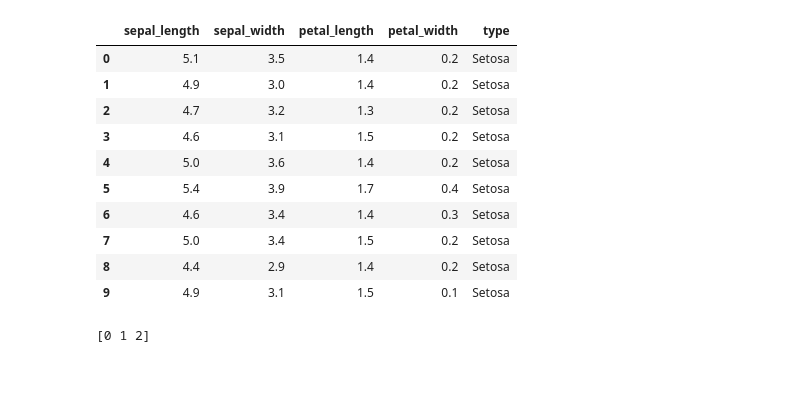
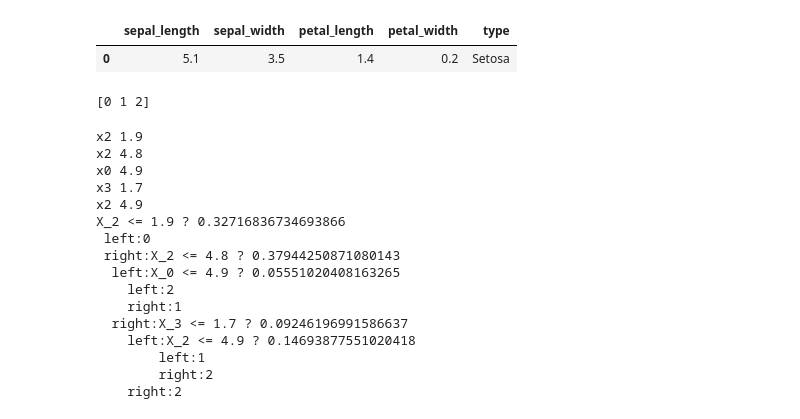
Before and after one commit to tohidnoori/Decision-tree-and-random-forest-ml-python, a Jupyter notebook: decision-tree.ipynb, the cells around one changed output. Drawn from its saved outputs; the diff is of its cells as text; code cells hidden in the pictures; blank space fills up the shorter version.

Commit message:
1403/01/02 | bug fixed in decision_tree_class.py and print class bug fix too

```diff
--- a/decision-tree.ipynb
+++ b/decision-tree.ipynb
@@ -8,19 +10,10 @@ from decision_tree_class import DecisionTreeClassifier
 # %%
 col_names = ["sepal_length", "sepal_width", "petal_length", "petal_width", "type"]
 dataset = pd.read_csv("iris.csv", skiprows=1, names=col_names, header=None)
-dataset.head(10)
+dataset.head(1)
 # %% [output]
 |  | sepal_length | sepal_width | petal_length | petal_width | type |
 | 0 | 5.1 | 3.5 | 1.4 | 0.2 | Setosa |
-| 1 | 4.9 | 3.0 | 1.4 | 0.2 | Setosa |
-| 2 | 4.7 | 3.2 | 1.3 | 0.2 | Setosa |
-| 3 | 4.6 | 3.1 | 1.5 | 0.2 | Setosa |
-| 4 | 5.0 | 3.6 | 1.4 | 0.2 | Setosa |
-| 5 | 5.4 | 3.9 | 1.7 | 0.4 | Setosa |
-| 6 | 4.6 | 3.4 | 1.4 | 0.3 | Setosa |
-| 7 | 5.0 | 3.4 | 1.5 | 0.2 | Setosa |
-| 8 | 4.4 | 2.9 | 1.4 | 0.2 | Setosa |
-| 9 | 4.9 | 3.1 | 1.5 | 0.1 | Setosa |
 # %%
 ##Giving numbers to different types
 types = dataset['type']
@@ -42 +178,25 @@ X_train,X_test,y_train,y_test = train_test_split(X,y,random_state=43)
+# %%
+#my classifier
+
+decisionTree = DecisionTreeClassifier(minimum_samples_split=3,max_depth=3)
+train_data =pd.concat((X_train,y_train),axis=1)
+decisionTree.fit(train_data)
+decisionTree.print_tree()
+# %% [output]
+x2 1.9
+x2 4.8
+x0 4.9
+x3 1.7
+x2 4.9
+X_2 <= 1.9 ? 0.32716836734693866
+ left:0
+ right:X_2 <= 4.8 ? 0.37944250871080143
+  left:X_0 <= 4.9 ? 0.05551020408163265
+    left:2
+    right:1
+  right:X_3 <= 1.7 ? 0.09246196991586637
+    left:X_2 <= 4.9 ? 0.14693877551020418
+        left:1
+        right:2
+    right:2
 # %%
```
Also changed, not shown: parts of 3 cells of this notebook, 1 other file.
